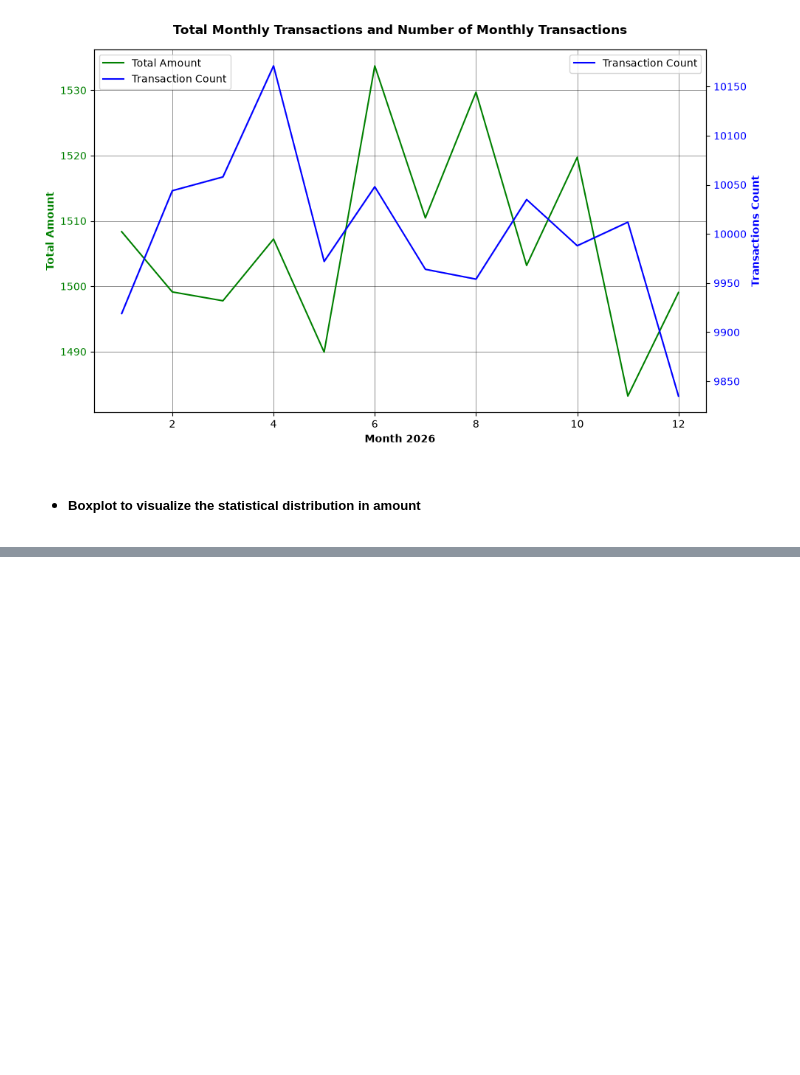
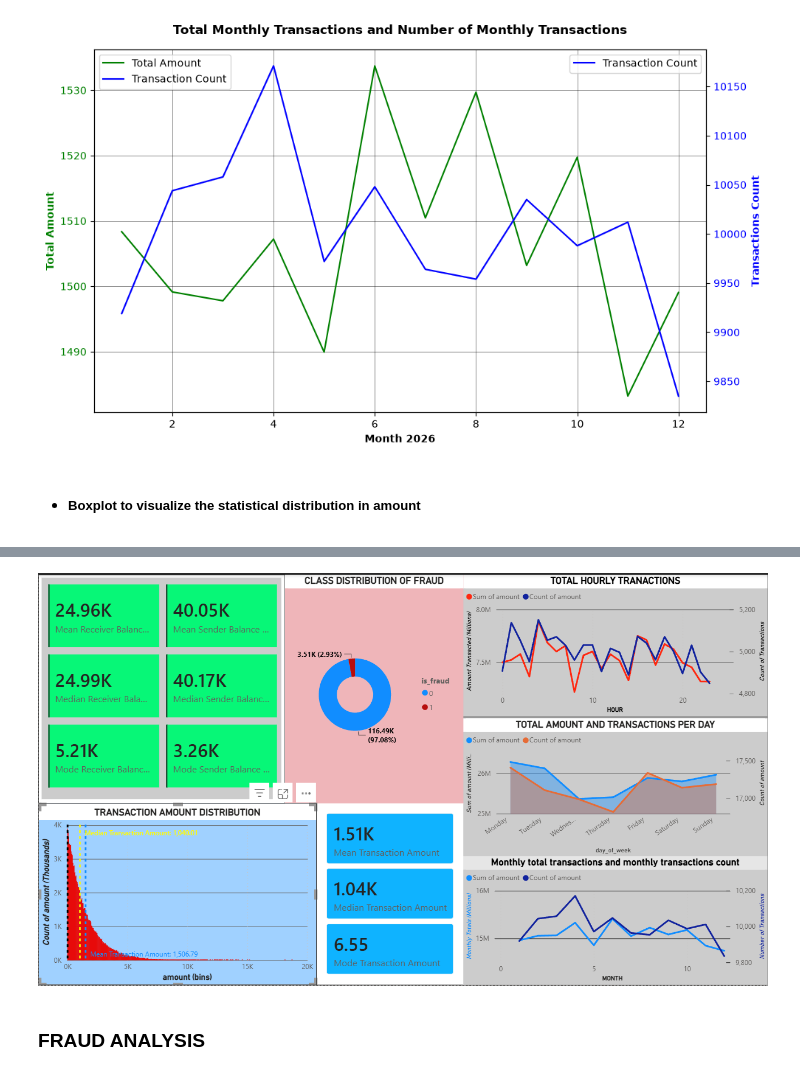
Before and after one commit to TonnieD/Mpesa-Fraud-Detection-System, a Jupyter notebook: Notebooks/EDA.ipynb, the cells around one changed output, grey strips where cells are left out. Saved outputs shown, nothing was run; the diff lists cells and outputs as text; code cells hidden in the pictures; blank space fills up the shorter version.

Commit message:
Transaction Analysis - Indepth look at the transactions of the data set

```diff
--- a/Notebooks/EDA.ipynb
+++ b/Notebooks/EDA.ipynb
@@ -217,0 +282,8 @@ fig.write_image("../Reports/boxplot.png")
+# %%
+# Displaying the Transaction analysis of the powerBI report.
+from IPython.display import Image
+Image('../Reports/transactions.png')
+# %% [output]
+[figure, added]
+# %% [markdown]
+### FRAUD ANALYSIS
```
Also changed, not shown: parts of 1 cell of this notebook, 2 other files.
